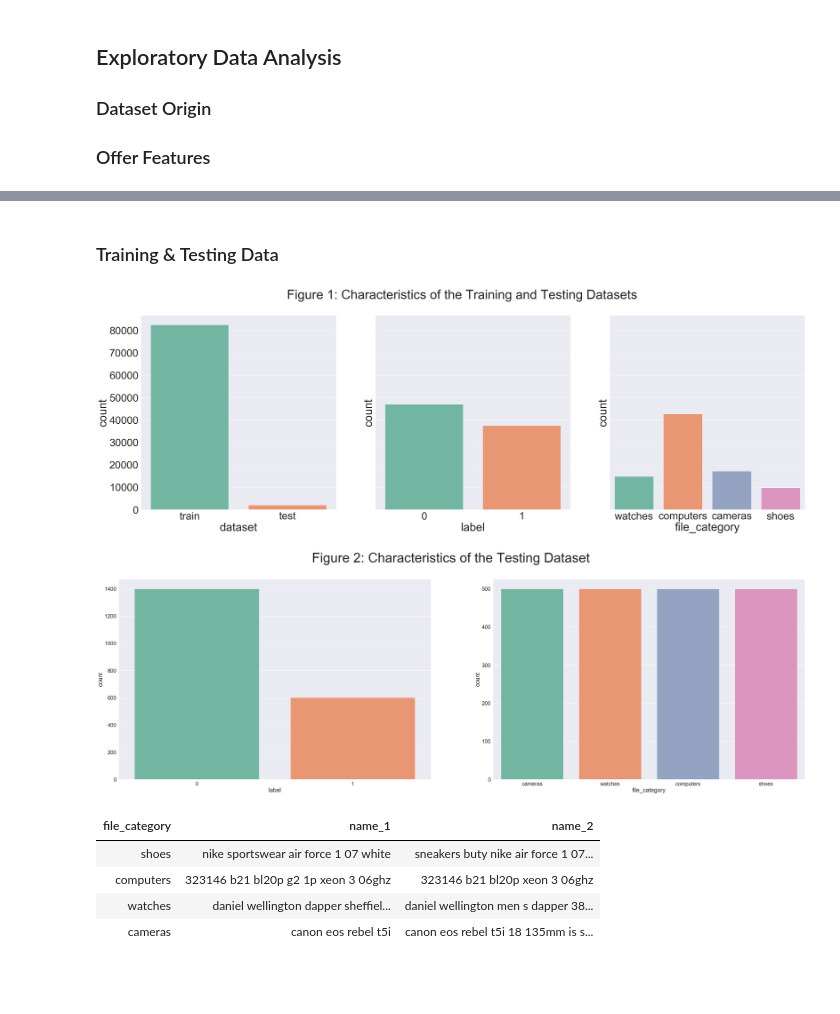
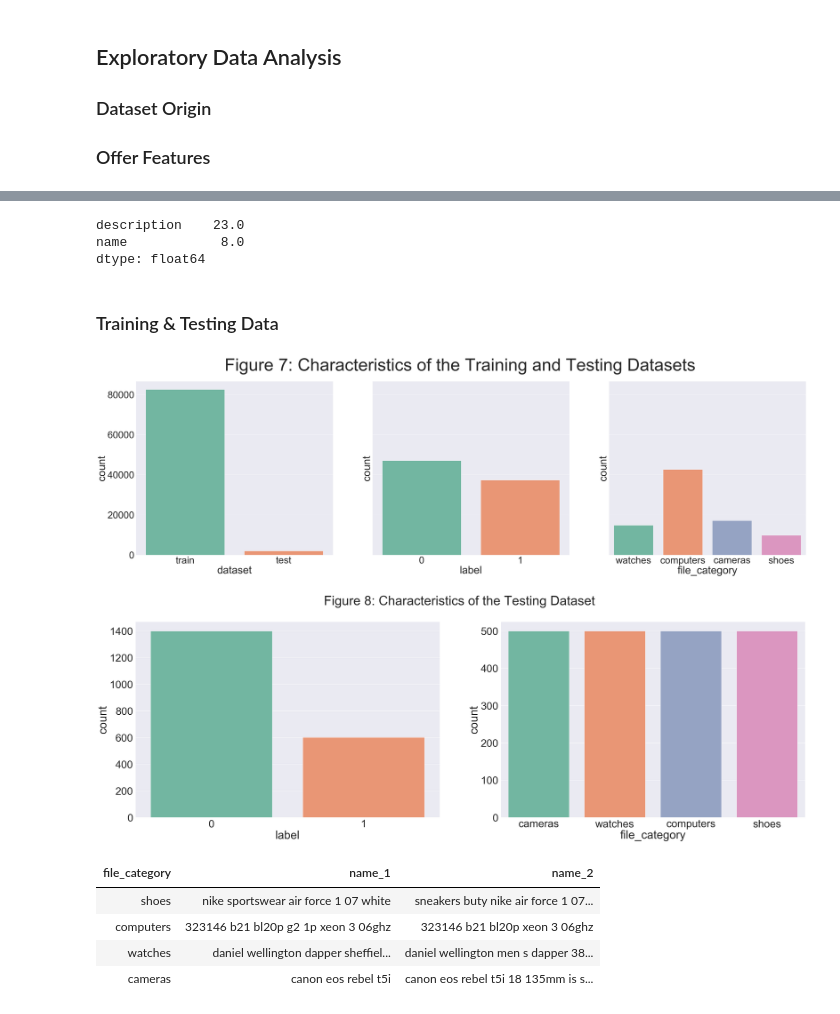
Before and after one commit to kylegilde/Entity-Matching-in-Online-Retail, a Jupyter notebook: Create Plots.ipynb, the cells around one changed output, grey strips where cells are left out. Cells and saved outputs as stored; diff of their text form; code cells hidden in the pictures; blank space fills up the shorter version.

```diff
--- a/Create Plots.ipynb
+++ b/Create Plots.ipynb
@@ -102,0 +134,18 @@ fig.savefig("plots/feature_sparsity.png", bbox_inches = "tight")
+# %%
+plt.figure(figsize=(10, 5))
+sns.set(font_scale=1.5)
+
+ax = sns.boxplot(data = char_counts_df)
+ax.set_title('Figure 4. Atomic Text Feature Character Lengths')
+ax.xaxis.tick_top()
+ax.set(yscale='log')
+
+# plt.figure(figsize=(10, 5))
+# sns.set(font_scale=1.5)
+
+# ax = sns.boxplot(data = char_counts_identifiers_features)
+# ax.set_title('Figure 4. Product Identifier Character Lengths')
+# ax.xaxis.tick_top()
+# ax.set(yscale='log')
+
+plt.savefig("fig-04-character-lengths.png", bbox_inches = "tight")
@@ -103,40 +207,45 @@ fig.savefig("plots/feature_sparsity.png", bbox_inches = "tight")
+# %%
+word_counts_df.median()
+# %% [output]
+description    23.0
+name            8.0
+dtype: float64
 # %% [markdown]
 ### Training & Testing Data
 # %%
 test_train_characteristics = train_test_feature_pairs[['label', 'dataset', 'file_category']]
 
-os.chdir('c:/users/kyleg/Entity-Matching-in-Online-Retail/')
-fig, axes = plt.subplots(nrows=1, ncols=3, figsize=(50, 15), sharey=True)
 
-sns.set(font_scale=2)
-plt.rcParams.update({'font.size': 45})
-st = fig.suptitle("Figure 1: Characteristics of the Training and Testing Datasets")
+fig, axes = plt.subplots(nrows=1, ncols=3, figsize=(75, 20), sharey=True)
+
+sns.set(font_scale=5.5)
+plt.rcParams.update({'font.size': 90})
+st = fig.suptitle("Figure 7: Characteristics of the Training and Testing Datasets")
 
 sns.countplot(x='dataset', data=test_train_characteristics, palette=sns.color_palette("Set2"), ax=axes[0])
 
-# mosaic plot: https://www.statsmodels.org/dev/generated/statsmodels.graphics.mosaicplot.mosaic.html
 sns.countplot(x='label', data=test_train_characteristics, palette=sns.color_palette("Set2"), ax=axes[1])
 
 sns.countplot(x='file_category', data=test_train_characteristics, palette=sns.color_palette("Set2"), ax=axes[2])
 
-plt.savefig('plots/test_train_characteristics.png')
+plt.savefig('fig-07-test-train-characteristics.png', bbox_inches = "tight")
 # %% [output]
-[figure, old version]
+[figure, new version]
 # %%
 test_characteristics = test_train_characteristics[test_train_characteristics.dataset == 'test']
 fig, axes = plt.subplots(nrows=1, ncols=2, figsize=(50, 15)) #
 
 sns.set(font_scale=4)
 plt.rcParams.update({'font.size': 45})
-st = fig.suptitle("Figure 2: Characteristics of the Testing Dataset")
+st = fig.suptitle("Figure 8: Characteristics of the Testing Dataset")
 
 sns.countplot(x='label', data=test_characteristics, palette=sns.color_palette("Set2"), ax=axes[0])
 
 sns.countplot(x='file_category', data=test_characteristics, palette=sns.color_palette("Set2"), ax=axes[1])
 
-plt.savefig('plots/test_characteristics.png')
+plt.savefig('fig-08-test-set-characteristics.png')
 # %% [output]
-[figure, old version]
+[figure, new version]
 # %%
 test_matches = train_test_feature_pairs[(train_test_feature_pairs.label == 1) &
                                       (train_test_feature_pairs.dataset == 'test')][['file_category',
```
Also changed, not shown: parts of 19 cells of this notebook, 2 other files.
